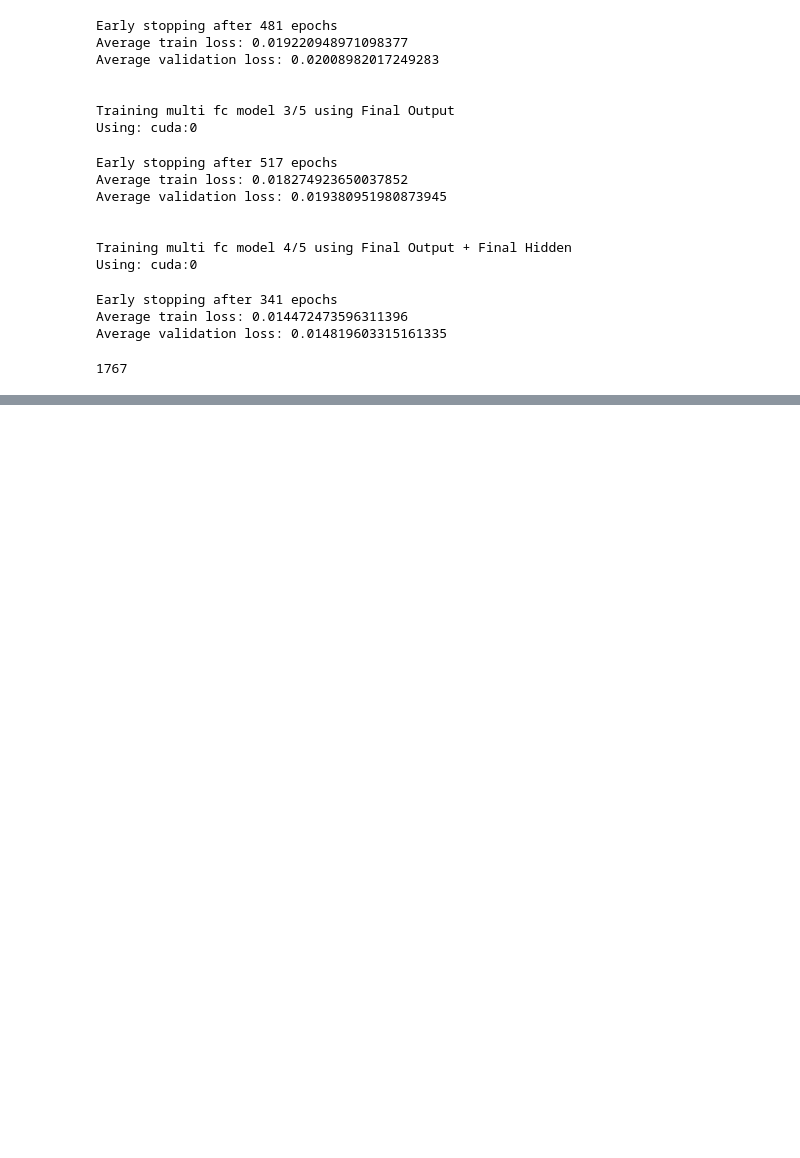
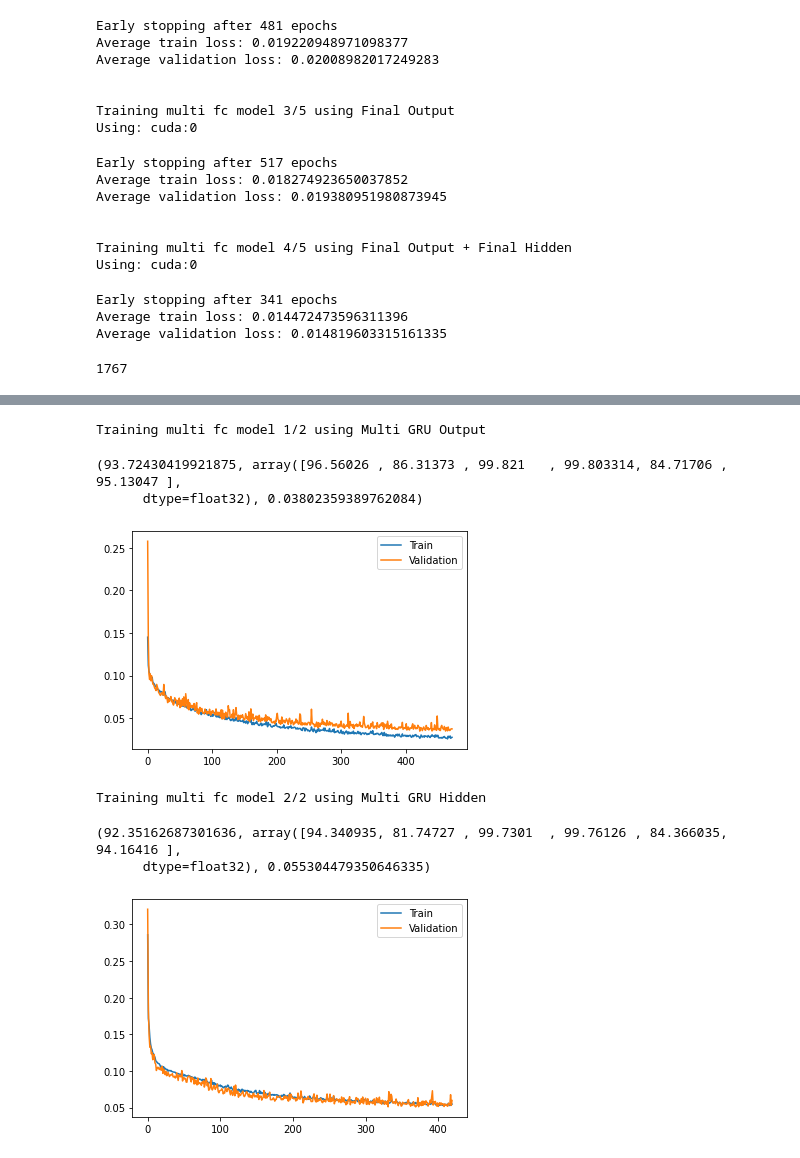
Before and after one commit to RobbieSoutham/SkinLearning, a Jupyter notebook: Notebooks/GRU Comparison.ipynb, the cells around one changed output, grey strips where cells are left out. Drawn from its saved outputs; the diff is of its cells as text; code cells hidden in the pictures; blank space fills up the shorter version.

```diff
--- a/Notebooks/GRU Comparison.ipynb
+++ b/Notebooks/GRU Comparison.ipynb
@@ -317,0 +645,15 @@ df2.to_csv("../Results/multi_GRU.csv")
+# %%
+multi_fcs = [
+    MultiGRU(out="output", single_fc=False),
+    MultiGRU(out="hidden", single_fc=False),
+]
+# %%
+single_fcs_train, single_fcs_val = [], []
+multi_fcs_train, multi_fcs_val = [], []
+
+for i, model in enumerate(multi_fcs):
+    print(f"Training multi fc model {i+1}/{len(names)} using {names[i]}")
+    train_loss, val_loss = train(train_loader, model, val_loader=test_loader, LR=0.0001, epochs=1500, early_stopping=True)
+    multi_fcs_train.append(train_loss)
+    multi_fcs_val.append(val_loss)
+    print("\n")
@@ -317,0 +673,19 @@ df2.to_csv("../Results/multi_GRU.csv")
+# %%
+for i, model in enumerate(multi_fcs):
+    print(f"Training multi fc model {i+1}/{len(names)} using {names[i]}")
+    print(test(test_loader, model, scaler))
+
+    plt.plot(range(len(multi_fcs_train[i])), multi_fcs_train[i], label="Train")
+    plt.plot(range(len(multi_fcs_val[i])), multi_fcs_val[i], label="Validation")
+
+    plt.legend()
+    plt.show()
+# %% [output]
+Training multi fc model 1/2 using Multi GRU Output
+(93.72430419921875, array([96.56026 , 86.31373 , 99.821   , 99.803314, 84.71706 , 95.13047 ],
+      dtype=float32), 0.03802359389762084)
+[figure, added]
+Training multi fc model 2/2 using Multi GRU Hidden
+(92.35162687301636, array([94.340935, 81.74727 , 99.7301  , 99.76126 , 84.366035, 94.16416 ],
+      dtype=float32), 0.055304479350646335)
+[figure, added]
```
Also changed, not shown: parts of 26 cells of this notebook, 24 other files.
